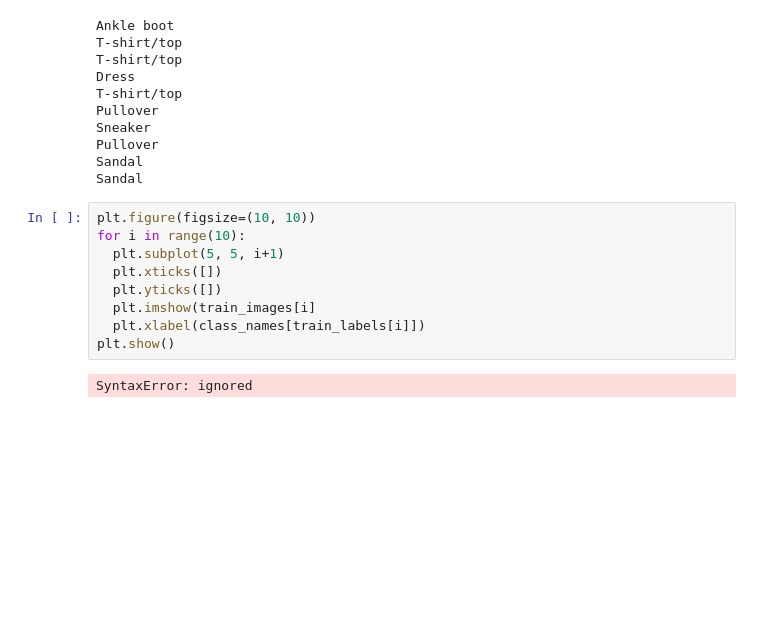
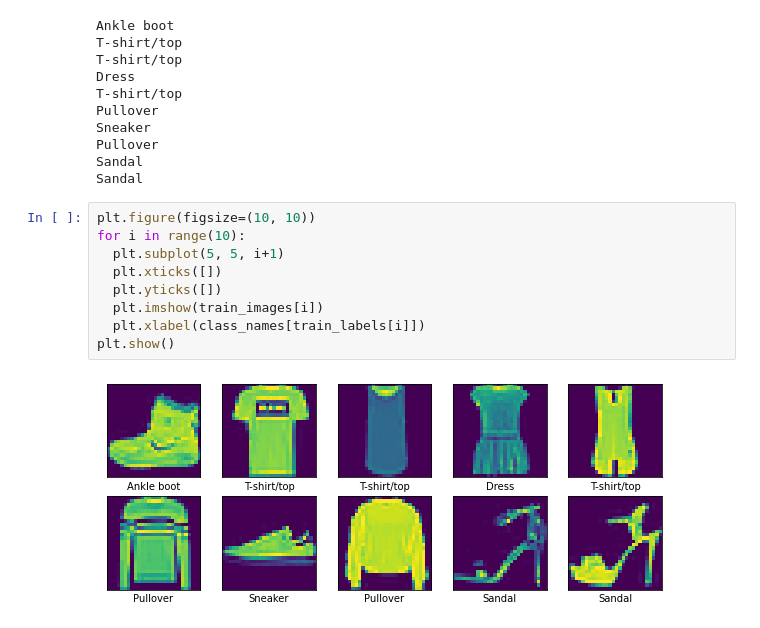
Before and after one commit to ulrikSebastienR/Colab-python-diaries, a Jupyter notebook: fashion_mnist.ipynb, the cells around one changed output. Drawn from its saved outputs; the diff is of its cells as text; blank space fills up the shorter version.

```diff
--- a/fashion_mnist.ipynb
+++ b/fashion_mnist.ipynb
@@ -247,11 +247,11 @@ Sandal
 # %%
 plt.figure(figsize=(10, 10))
 for i in range(10):
   plt.subplot(5, 5, i+1)
   plt.xticks([])
   plt.yticks([])
-  plt.imshow(train_images[i]
+  plt.imshow(train_images[i])
   plt.xlabel(class_names[train_labels[i]])
 plt.show()
 # %% [output]
-SyntaxError: ignored
+[figure, added]
```
Also changed, not shown: parts of 1 cell of this notebook.
